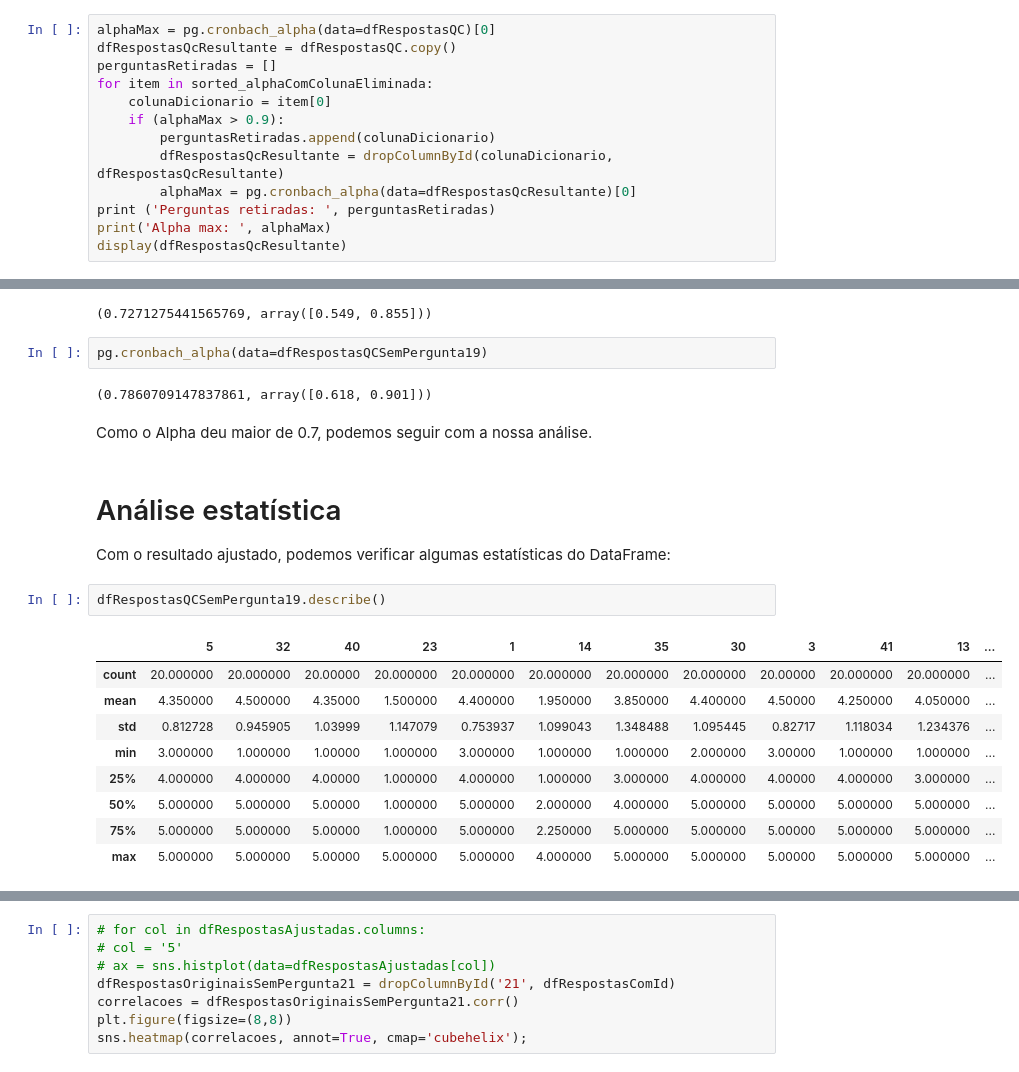
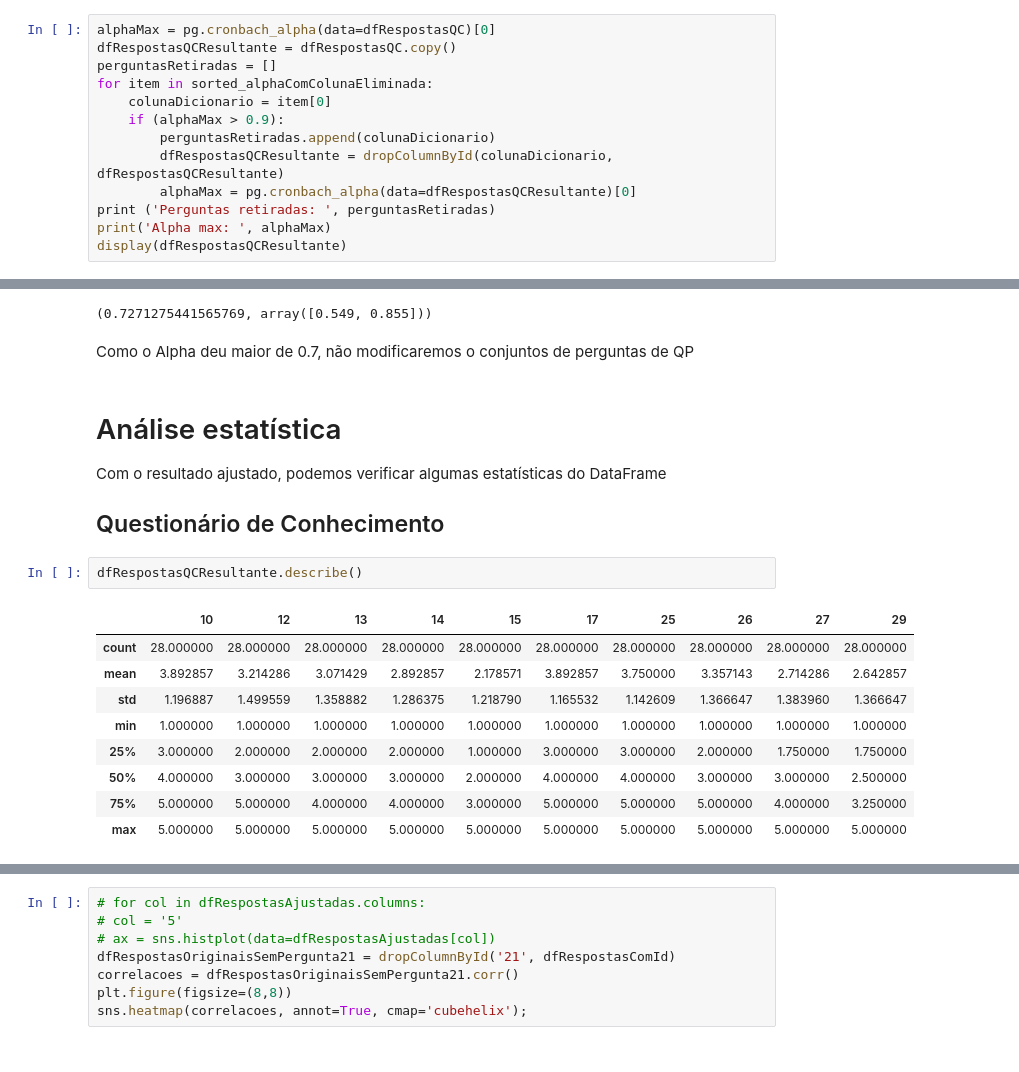
Before and after one commit to demetriusjube/ppca-engenharia-requisitos, a Jupyter notebook: analise-respostas.ipynb, the cells around one changed output, grey strips where cells are left out. Saved outputs shown, nothing was run; the diff lists cells and outputs as text.

Commit message:
Início da análise de correlação

```diff
--- a/analise-respostas.ipynb
+++ b/analise-respostas.ipynb
@@ -407,17 +419,17 @@ print(sorted_alphaComColunaEliminada)
 Agora, com a listagem ordenada de contribuições, retiraremos as perguntas nessa ordem, até que seja possível atingir um valor que seja imediatamente menor que o limite de 0.9. Isso indicará que não temos mais respostas redundantes:
 # %%
 alphaMax = pg.cronbach_alpha(data=dfRespostasQC)[0]
-dfRespostasQcResultante = dfRespostasQC.copy()
+dfRespostasQCResultante = dfRespostasQC.copy()
 perguntasRetiradas = []
 for item in sorted_alphaComColunaEliminada:
     colunaDicionario = item[0]
     if (alphaMax > 0.9):
         perguntasRetiradas.append(colunaDicionario)
-        dfRespostasQcResultante = dropColumnById(colunaDicionario, dfRespostasQcResultante)
-        alphaMax = pg.cronbach_alpha(data=dfRespostasQcResultante)[0]
+        dfRespostasQCResultante = dropColumnById(colunaDicionario, dfRespostasQCResultante)
+        alphaMax = pg.cronbach_alpha(data=dfRespostasQCResultante)[0]
 print ('Perguntas retiradas: ', perguntasRetiradas)
 print('Alpha max: ', alphaMax)
-display(dfRespostasQcResultante)
+display(dfRespostasQCResultante)
 # %% [output]
 Perguntas retiradas:  ['19', '23', '16', '18', '22', '21', '20', '28']
 Alpha max:  0.893073365905683
@@ -563,25 +489,23 @@ display(dfRespostasQCSemPergunta19_23_16_18_22_21_20_28)
 pg.cronbach_alpha(data=dfRespostasQP)
 # %% [output]
 (0.7271275441565769, array([0.549, 0.855]))
-# %%
-pg.cronbach_alpha(data=dfRespostasQCSemPergunta19)
-# %% [output]
-(0.7860709147837861, array([0.618, 0.901]))
 # %% [markdown]
-Como o Alpha deu maior de 0.7, podemos seguir com a nossa análise.
+Como o Alpha deu maior de 0.7, não modificaremos o conjuntos de perguntas de QP
 # %% [markdown]
 # Análise estatística
 
-Com o resultado ajustado, podemos verificar algumas estatísticas do DataFrame:
+Com o resultado ajustado, podemos verificar algumas estatísticas do DataFrame
+
+## Questionário de Conhecimento
 # %%
-dfRespostasQCSemPergunta19.describe()
+dfRespostasQCResultante.describe()
 # %% [output]
-|  | 5 | 32 | 40 | 23 | 1 | 14 | 35 | 30 | 3 | 41 | 13 | ... |
-| count | 20.000000 | 20.000000 | 20.00000 | 20.000000 | 20.000000 | 20.000000 | 20.000000 | 20.000000 | 20.00000 | 20.000000 | 20.000000 | ... |
-| mean | 4.350000 | 4.500000 | 4.35000 | 1.500000 | 4.400000 | 1.950000 | 3.850000 | 4.400000 | 4.50000 | 4.250000 | 4.050000 | ... |
-| std | 0.812728 | 0.945905 | 1.03999 | 1.147079 | 0.753937 | 1.099043 | 1.348488 | 1.095445 | 0.82717 | 1.118034 | 1.234376 | ... |
-| min | 3.000000 | 1.000000 | 1.00000 | 1.000000 | 3.000000 | 1.000000 | 1.000000 | 2.000000 | 3.00000 | 1.000000 | 1.000000 | ... |
-| 25% | 4.000000 | 4.000000 | 4.00000 | 1.000000 | 4.000000 | 1.000000 | 3.000000 | 4.000000 | 4.00000 | 4.000000 | 3.000000 | ... |
-| 50% | 5.000000 | 5.000000 | 5.00000 | 1.000000 | 5.000000 | 2.000000 | 4.000000 | 5.000000 | 5.00000 | 5.000000 | 5.000000 | ... |
-| 75% | 5.000000 | 5.000000 | 5.00000 | 1.000000 | 5.000000 | 2.250000 | 5.000000 | 5.000000 | 5.00000 | 5.000000 | 5.000000 | ... |
-| max | 5.000000 | 5.000000 | 5.00000 | 5.000000 | 5.000000 | 4.000000 | 5.000000 | 5.000000 | 5.00000 | 5.000000 | 5.000000 | ... |
+|  | 10 | 12 | 13 | 14 | 15 | 17 | 25 | 26 | 27 | 29 |
+| count | 28.000000 | 28.000000 | 28.000000 | 28.000000 | 28.000000 | 28.000000 | 28.000000 | 28.000000 | 28.000000 | 28.000000 |
+| mean | 3.892857 | 3.214286 | 3.071429 | 2.892857 | 2.178571 | 3.892857 | 3.750000 | 3.357143 | 2.714286 | 2.642857 |
+| std | 1.196887 | 1.499559 | 1.358882 | 1.286375 | 1.218790 | 1.165532 | 1.142609 | 1.366647 | 1.383960 | 1.366647 |
+| min | 1.000000 | 1.000000 | 1.000000 | 1.000000 | 1.000000 | 1.000000 | 1.000000 | 1.000000 | 1.000000 | 1.000000 |
+| 25% | 3.000000 | 2.000000 | 2.000000 | 2.000000 | 1.000000 | 3.000000 | 3.000000 | 2.000000 | 1.750000 | 1.750000 |
+| 50% | 4.000000 | 3.000000 | 3.000000 | 3.000000 | 2.000000 | 4.000000 | 4.000000 | 3.000000 | 3.000000 | 2.500000 |
+| 75% | 5.000000 | 5.000000 | 4.000000 | 4.000000 | 3.000000 | 5.000000 | 5.000000 | 5.000000 | 4.000000 | 3.250000 |
+| max | 5.000000 | 5.000000 | 5.000000 | 5.000000 | 5.000000 | 5.000000 | 5.000000 | 5.000000 | 5.000000 | 5.000000 |
```
Also changed, not shown: parts of 14 cells of this notebook.
